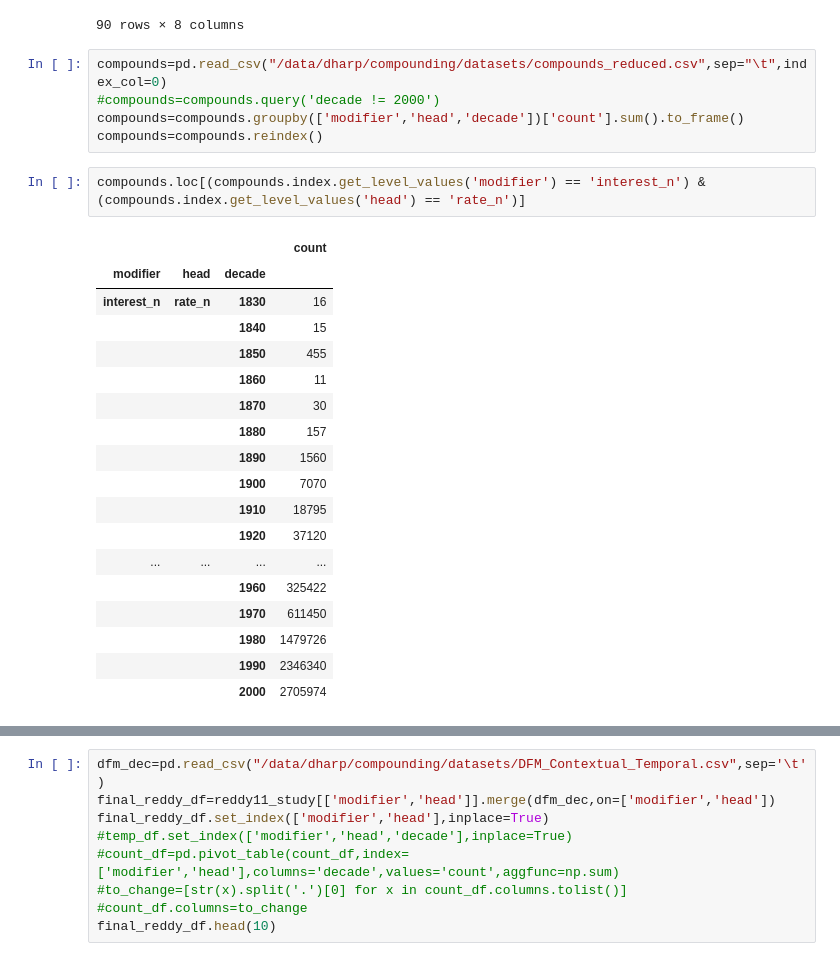
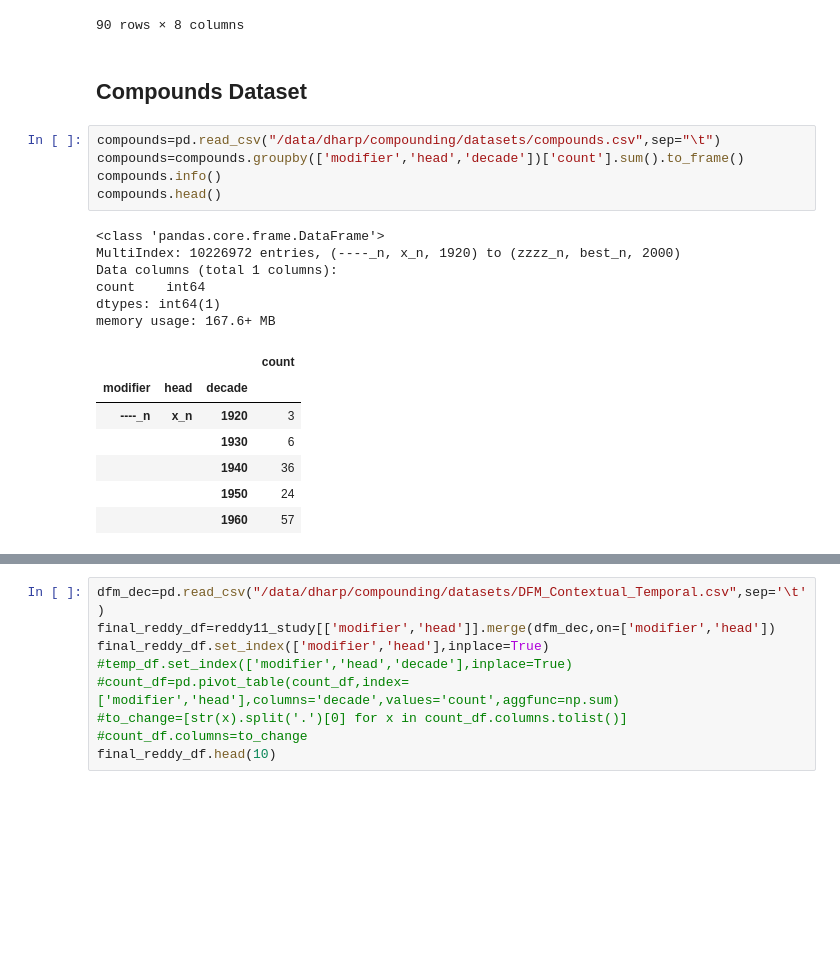
Before and after one commit to prajitdhar/Compounding, a Jupyter notebook: novel_compound_predictor/MeaningShift.ipynb, the cells around one changed output, grey strips where cells are left out. Drawn from its saved outputs; the diff is of its cells as text; blank space fills up the shorter version.

```diff
--- a/novel_compound_predictor/MeaningShift.ipynb
+++ b/novel_compound_predictor/MeaningShift.ipynb
@@ -61,29 +63,24 @@ reddy11_study
 | 88 | 4.800 | 0.400 | 4.900 | 0.300 | 4.867 | 0.340 | swimming_n | pool_n |
 | 89 | 4.867 | 0.340 | 4.828 | 0.460 | 4.733 | 0.442 | bank_n | account_n |
 90 rows × 8 columns
+# %% [markdown]
+## Compounds Dataset
 # %%
-compounds=pd.read_csv("/data/dharp/compounding/datasets/compounds_reduced.csv",sep="\t",index_col=0)
-#compounds=compounds.query('decade != 2000')
+compounds=pd.read_csv("/data/dharp/compounding/datasets/compounds.csv",sep="\t")
 compounds=compounds.groupby(['modifier','head','decade'])['count'].sum().to_frame()
-compounds=compounds.reindex()
+compounds.info()
+compounds.head()
+# %% [output]
+<class 'pandas.core.frame.DataFrame'>
+MultiIndex: 10226972 entries, (----_n, x_n, 1920) to (zzzz_n, best_n, 2000)
+Data columns (total 1 columns):
+count    int64
+dtypes: int64(1)
+memory usage: 167.6+ MB
+|  |  |  | count |
+| modifier | head | decade |  |
+| ----_n | x_n | 1920 | 3 |
+|  |  | 1930 | 6 |
+|  |  | 1940 | 36 |
+|  |  | 1950 | 24 |
+|  |  | 1960 | 57 |
-# %%
-compounds.loc[(compounds.index.get_level_values('modifier') == 'interest_n') & (compounds.index.get_level_values('head') == 'rate_n')]
-# %% [output]
-|  |  |  | count |
-| modifier | head | decade |  |
-| interest_n | rate_n | 1830 | 16 |
-|  |  | 1840 | 15 |
-|  |  | 1850 | 455 |
-|  |  | 1860 | 11 |
-|  |  | 1870 | 30 |
-|  |  | 1880 | 157 |
-|  |  | 1890 | 1560 |
-|  |  | 1900 | 7070 |
-|  |  | 1910 | 18795 |
-|  |  | 1920 | 37120 |
-| ... | ... | ... | ... |
-|  |  | 1960 | 325422 |
-|  |  | 1970 | 611450 |
-|  |  | 1980 | 1479726 |
-|  |  | 1990 | 2346340 |
-|  |  | 2000 | 2705974 |
```
Also changed, not shown: parts of 14 cells of this notebook, 8 other files.
